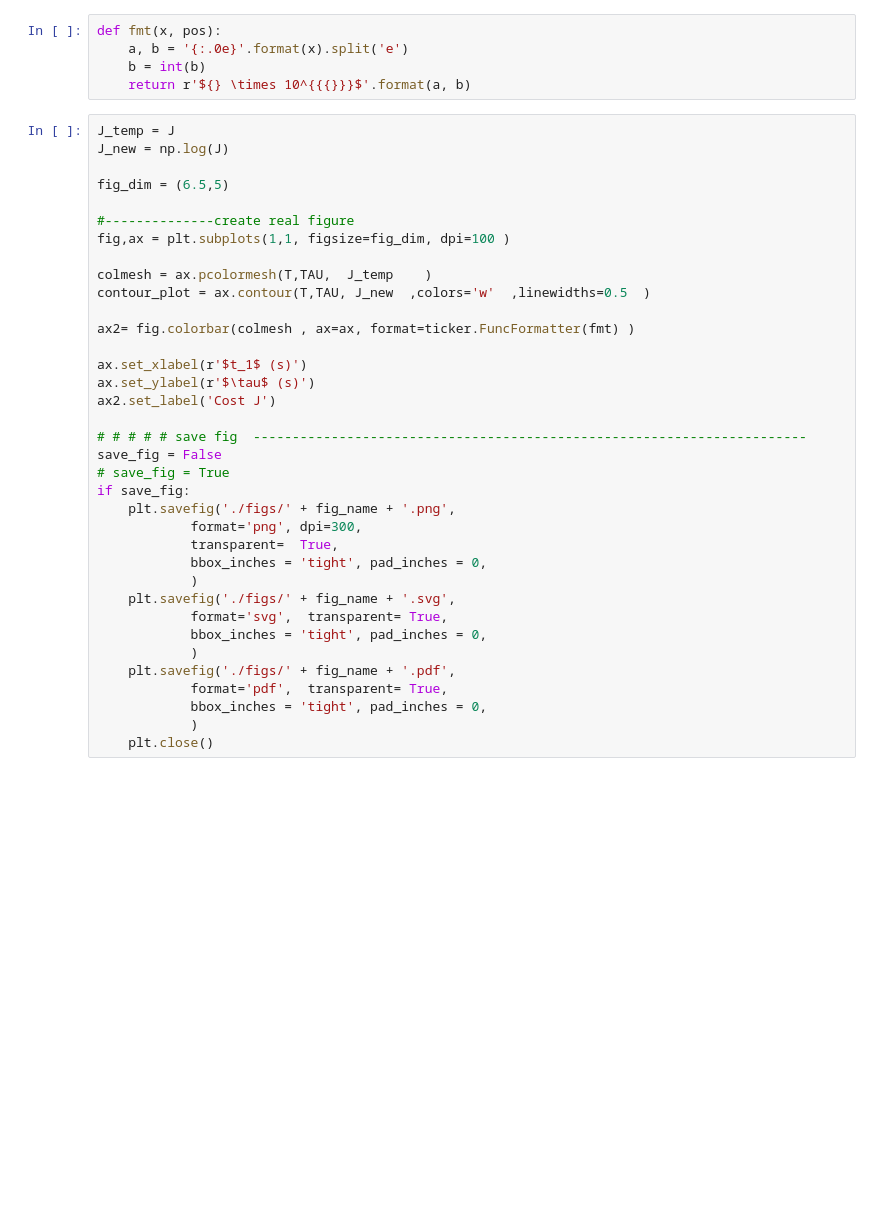
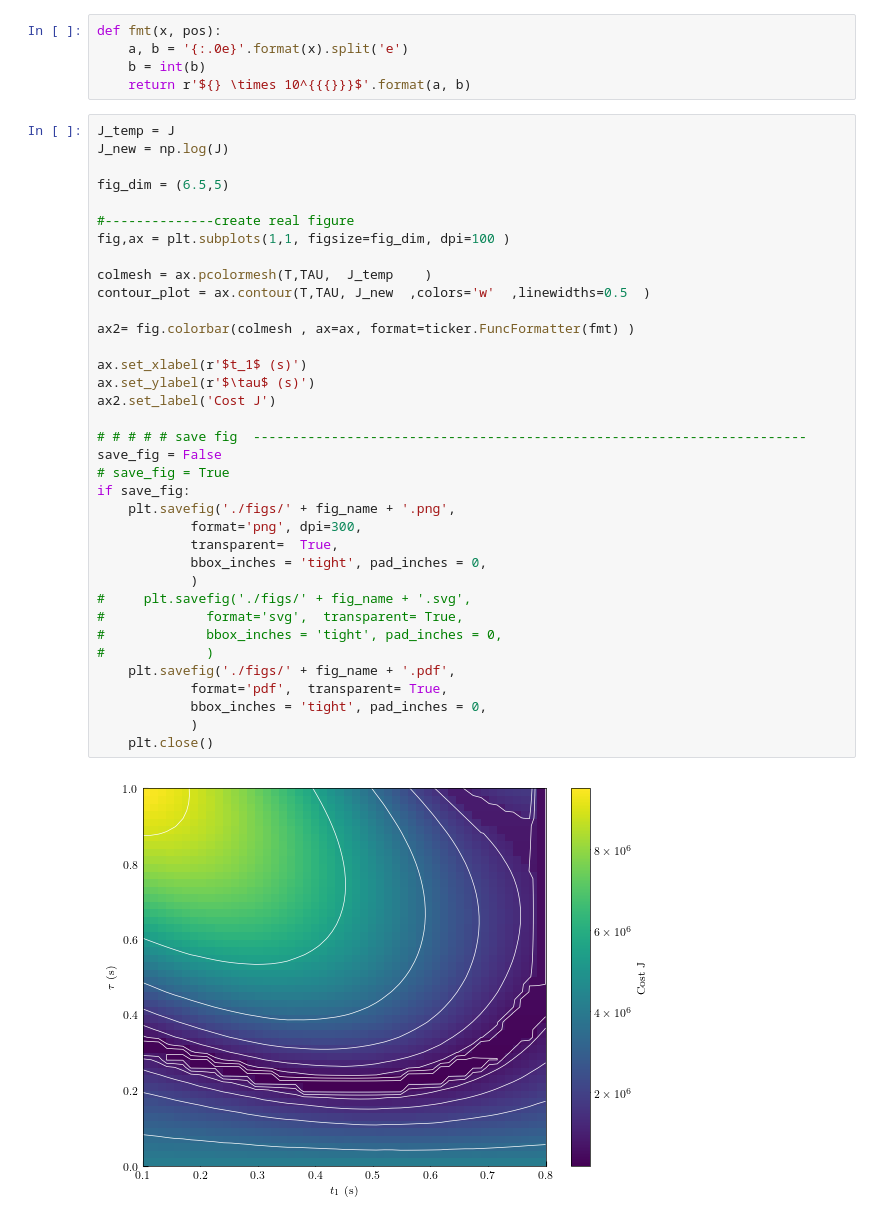
Before and after one commit to tlmohren/timed_feedforward_control, a Jupyter notebook: figure_scripts/figureA1_heatmap.ipynb, the cells around one changed output. Drawn from its saved outputs; the diff is of its cells as text; blank space fills up the shorter version.

```diff
--- a/figure_scripts/figureA1_heatmap.ipynb
+++ b/figure_scripts/figureA1_heatmap.ipynb
@@ -170,34 +170,36 @@ J_temp = J
 J_new = np.log(J)
 
 fig_dim = (6.5,5)
 
 #--------------create real figure
 fig,ax = plt.subplots(1,1, figsize=fig_dim, dpi=100 )
 
 colmesh = ax.pcolormesh(T,TAU,  J_temp    )
 contour_plot = ax.contour(T,TAU, J_new  ,colors='w'  ,linewidths=0.5  )
 
 ax2= fig.colorbar(colmesh , ax=ax, format=ticker.FuncFormatter(fmt) )
 
 ax.set_xlabel(r'$t_1$ (s)')
 ax.set_ylabel(r'$\tau$ (s)')
 ax2.set_label('Cost J')
 
 # # # # # save fig  -----------------------------------------------------------------------
 save_fig = False
 # save_fig = True
 if save_fig:
     plt.savefig('./figs/' + fig_name + '.png',
             format='png', dpi=300,
             transparent=  True,
             bbox_inches = 'tight', pad_inches = 0,
             )
-    plt.savefig('./figs/' + fig_name + '.svg',
-            format='svg',  transparent= True,
-            bbox_inches = 'tight', pad_inches = 0,
-            )
+#     plt.savefig('./figs/' + fig_name + '.svg',
+#             format='svg',  transparent= True,
+#             bbox_inches = 'tight', pad_inches = 0,
+#             )
     plt.savefig('./figs/' + fig_name + '.pdf',
             format='pdf',  transparent= True,
             bbox_inches = 'tight', pad_inches = 0,
             )
     plt.close()
+# %% [output]
+[figure, added]
```
Also changed, not shown: 47 other files.
